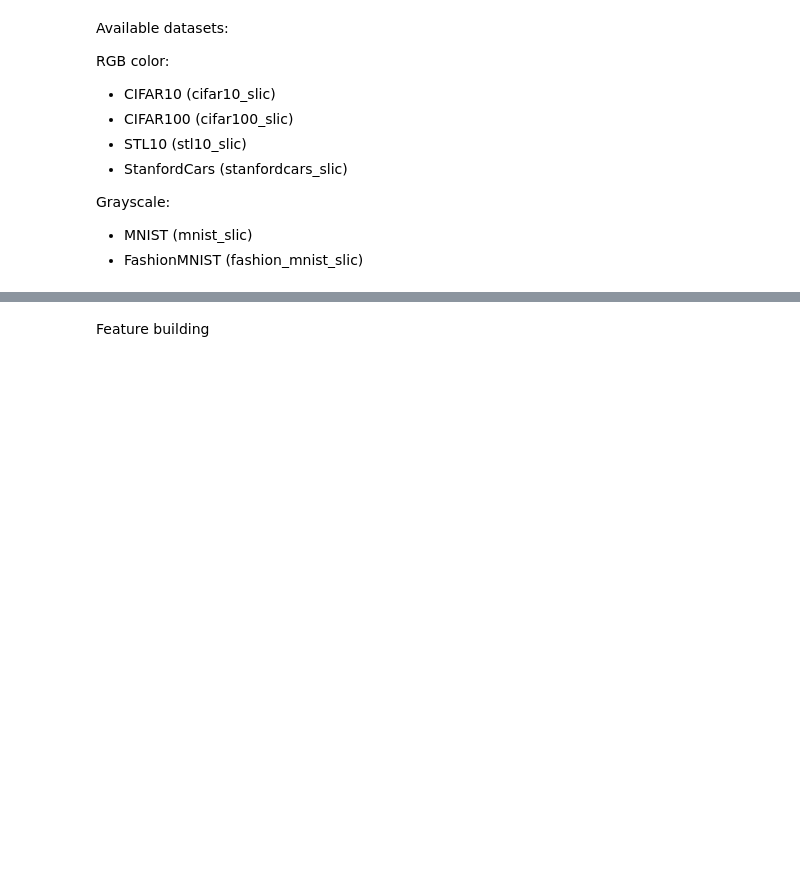
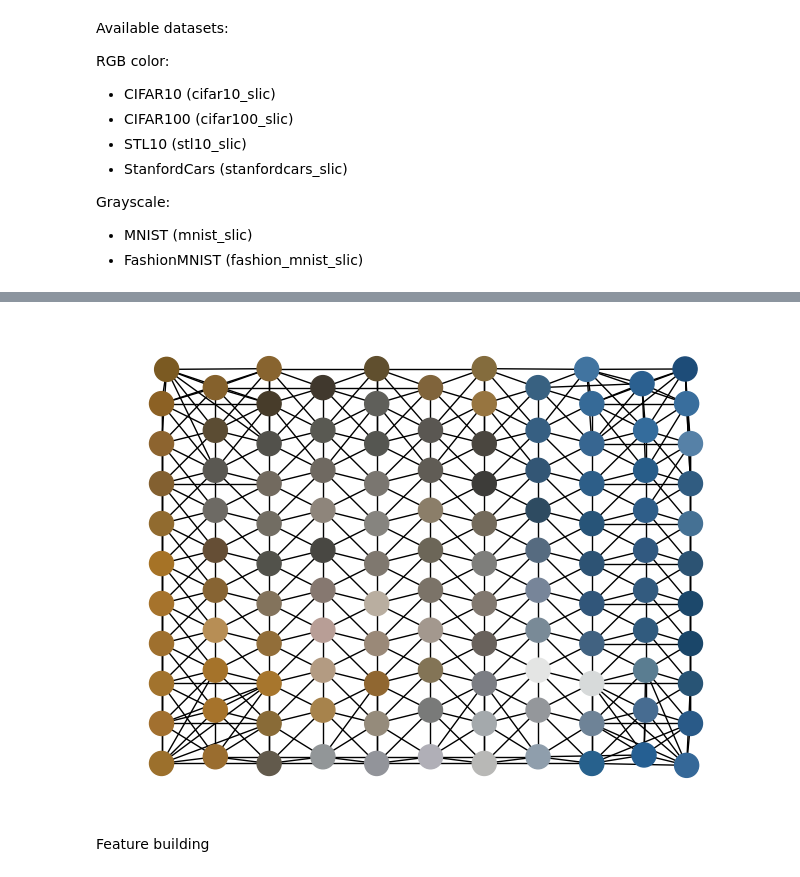
Before and after one commit to jpelayx/mnist-graphs, a Jupyter notebook: viz.ipynb, the cells around one changed output, grey strips where cells are left out. Drawn from its saved outputs; the diff is of its cells as text; code cells hidden in the pictures; blank space fills up the shorter version.

Commit message:
added color datasets to tests

```diff
--- a/viz.ipynb
+++ b/viz.ipynb
@@ -23,3 +23,13 @@ Grayscale:
 + FashionMNIST (fashion_mnist_slic)
 # %%
 import cifar10_slic
+# %%
+
+test_ds  = cifar10_slic.SuperPixelGraphCIFAR10(root=None,
+                                                n_segments=75,
+                                                compactness=0.1,
+                                                features=None,
+                                                graph_type='8NNFeature',
+                                                slic_method='SLIC0',
+                                                train=False,
+                                                pre_select_features=False)
@@ -26,3 +51,17 @@ import cifar10_slic
+# %%
+import networkx as nx
+from torch_geometric.utils import to_networkx
+
+g = test_ds[0]
+pos = g.pos.numpy()
+features = g.x.numpy()
+
+nx_g = to_networkx(g, to_undirected=True)
+nx_color = features[:,0:3]
+nx_pos = dict(zip(range(g.num_nodes), pos))
+nx.draw(nx_g, pos=nx_pos, node_color=nx_color)
+# %% [output]
+[figure, added]
 # %% [markdown]
 Feature building
 # %%
```
Also changed, not shown: parts of 1 cell of this notebook, 1 other file.
